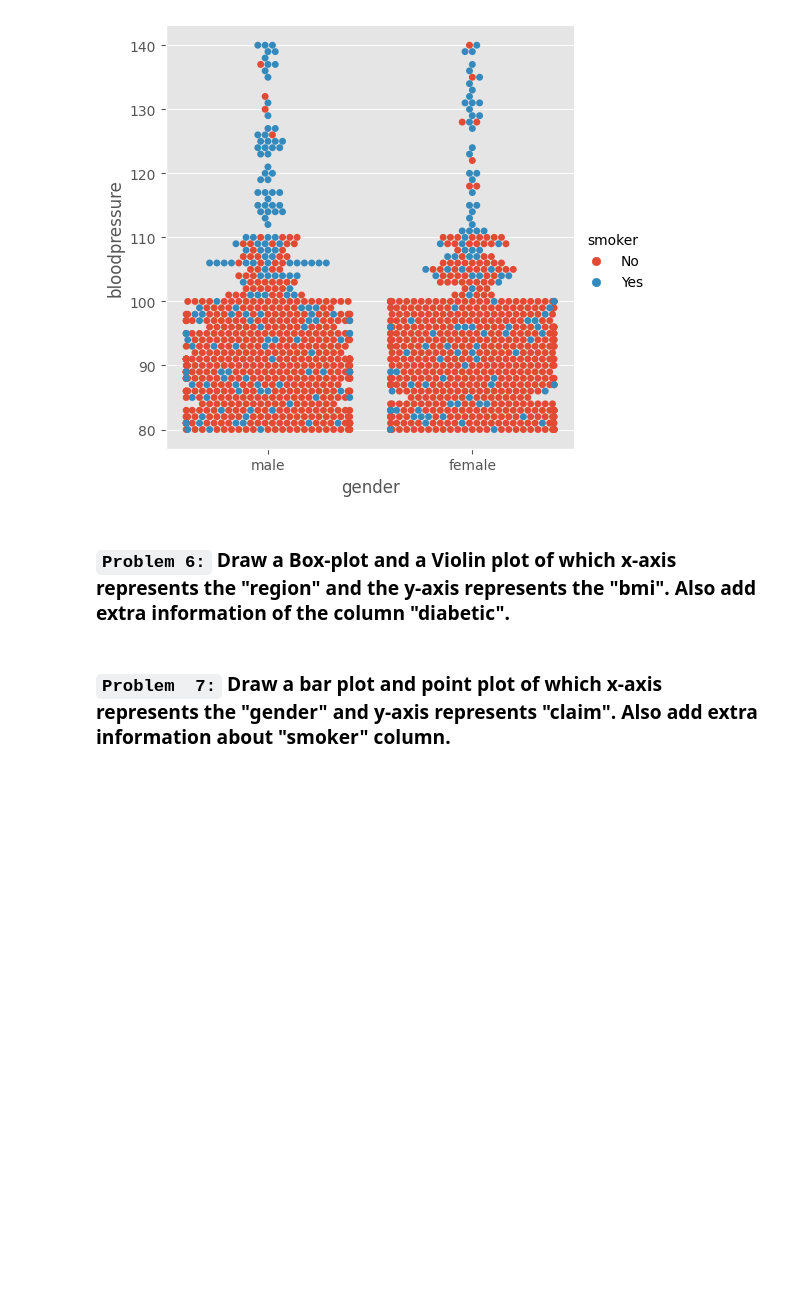
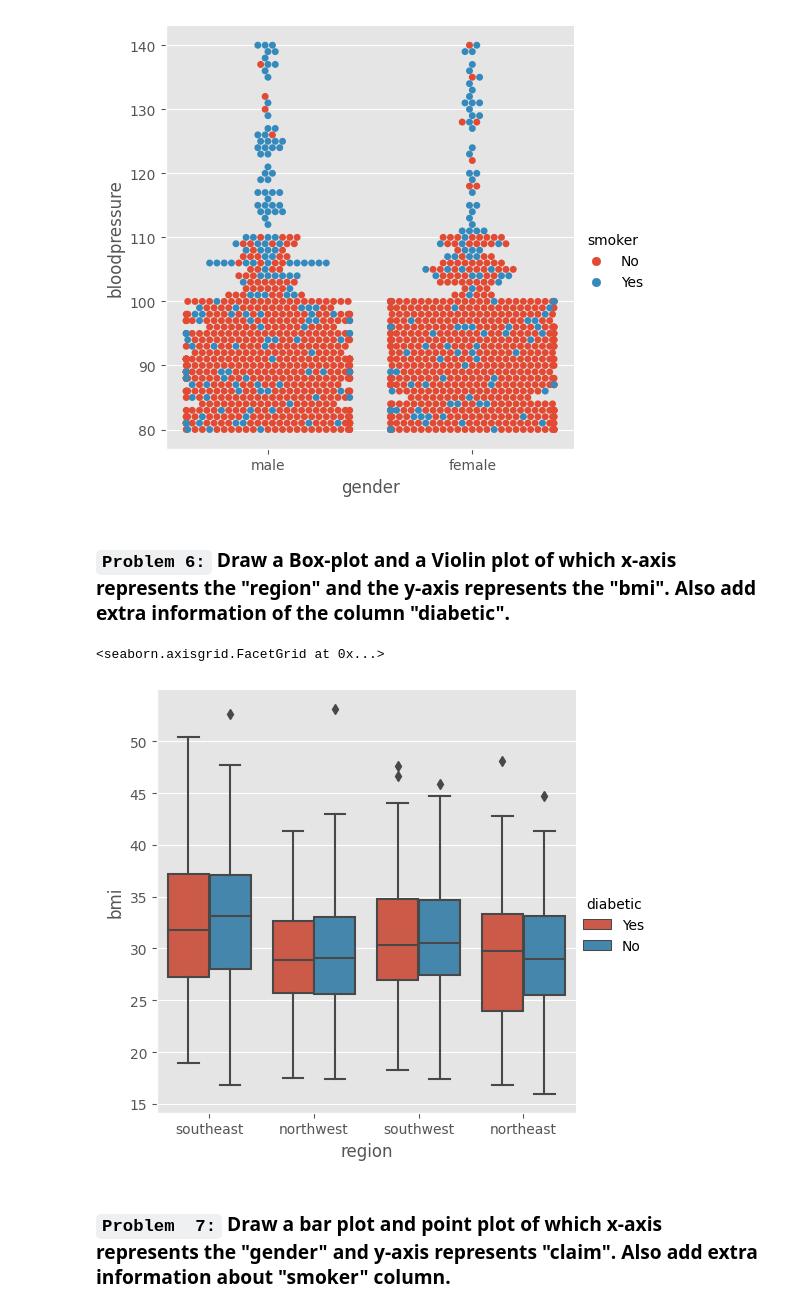
Before and after one commit to singhbhaskar360/Python_ML, a Jupyter notebook: Seaborn_task_26.ipynb, the cells around one changed output. Saved outputs shown, nothing was run; the diff lists cells and outputs as text; code cells hidden in the pictures; blank space fills up the shorter version.

```diff
--- a/Seaborn_task_26.ipynb
+++ b/Seaborn_task_26.ipynb
@@ -101,3 +99,10 @@ sns.catplot(data=ins,x='gender',y='bloodpressure',kind='swarm',hue='smoker')
+# %%
+# code here
+#6
+sns.catplot(data=ins,x='region',y='bmi',kind='box',hue='diabetic')
+# %% [output]
+<seaborn.axisgrid.FacetGrid at 0x...>
+[figure, added]
 # %% [markdown]
 ### **`Problem  7:`** Draw a bar plot and point plot of which x-axis represents the "gender" and y-axis represents "claim". Also add extra information about "smoker" column.
 # %%
```
Also changed, not shown: parts of 1 cell of this notebook.
